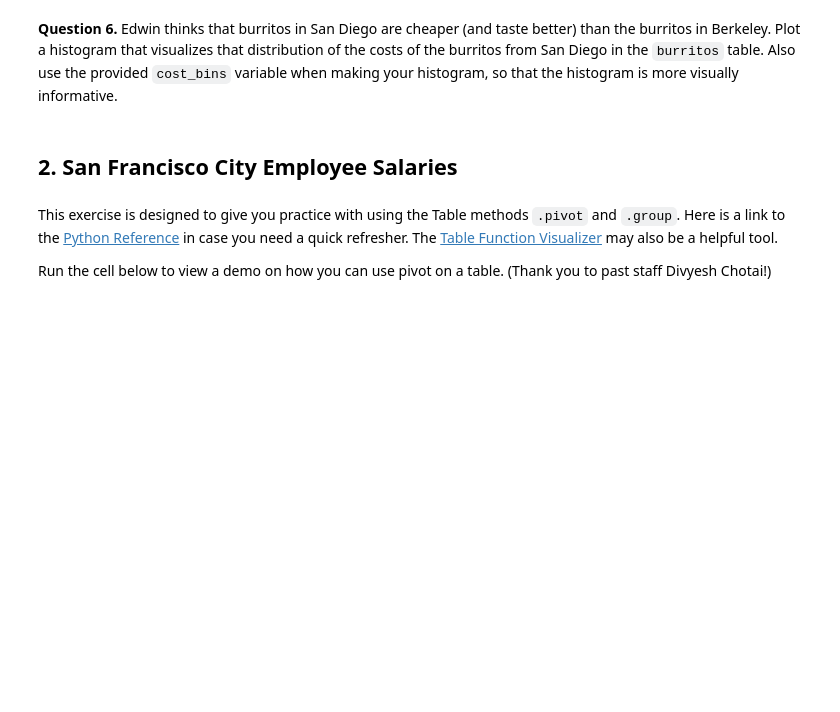
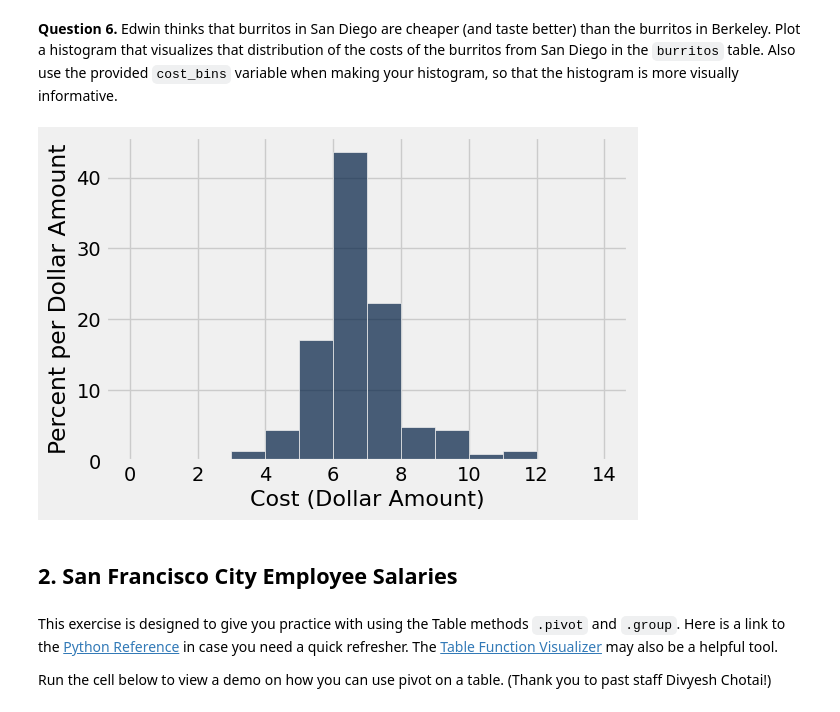
Before and after one commit to loganmroczek/24-Fall-Data1350, a Jupyter notebook: hw04/hw04/hw04.ipynb, the cells around one changed output. Saved outputs shown, nothing was run; the diff lists cells and outputs as text; code cells hidden in the pictures; blank space fills up the shorter version.

```diff
--- a/hw04/hw04/hw04.ipynb
+++ b/hw04/hw04/hw04.ipynb
@@ -161,7 +165,9 @@ grader.check("q1_5")
 # %%
 cost_bins = np.arange(0, 15, 1) # Do not change this line
 # Please also use the provided bins
-...
+burritos.hist('Cost', bins= cost_bins, unit= 'Dollar Amount')
+# %% [output]
+[figure, added]
 # %% [markdown]
 ## 2. San Francisco City Employee Salaries
 # %% [markdown]
```
Also changed, not shown: parts of 13 cells of this notebook, 2 other files.
